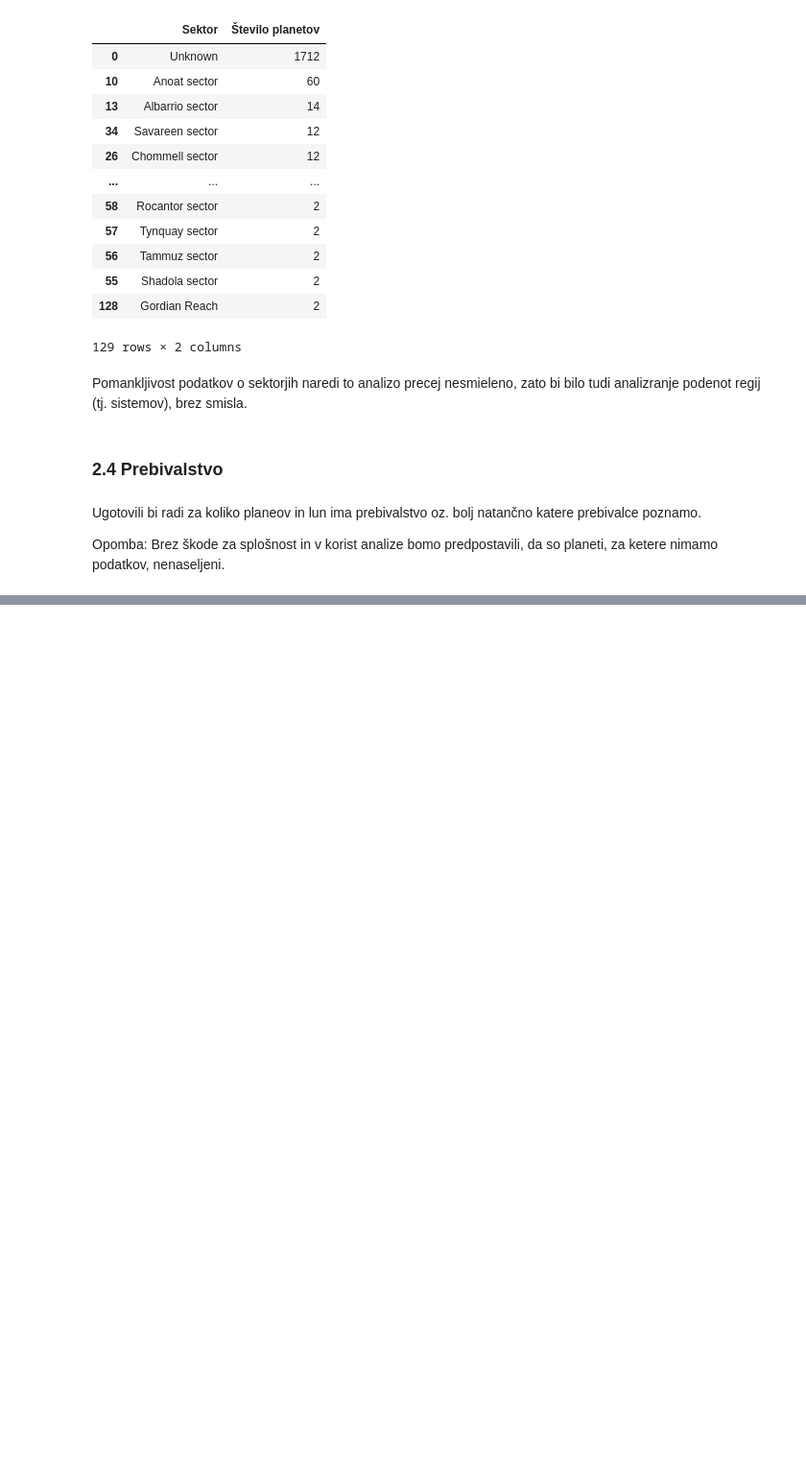
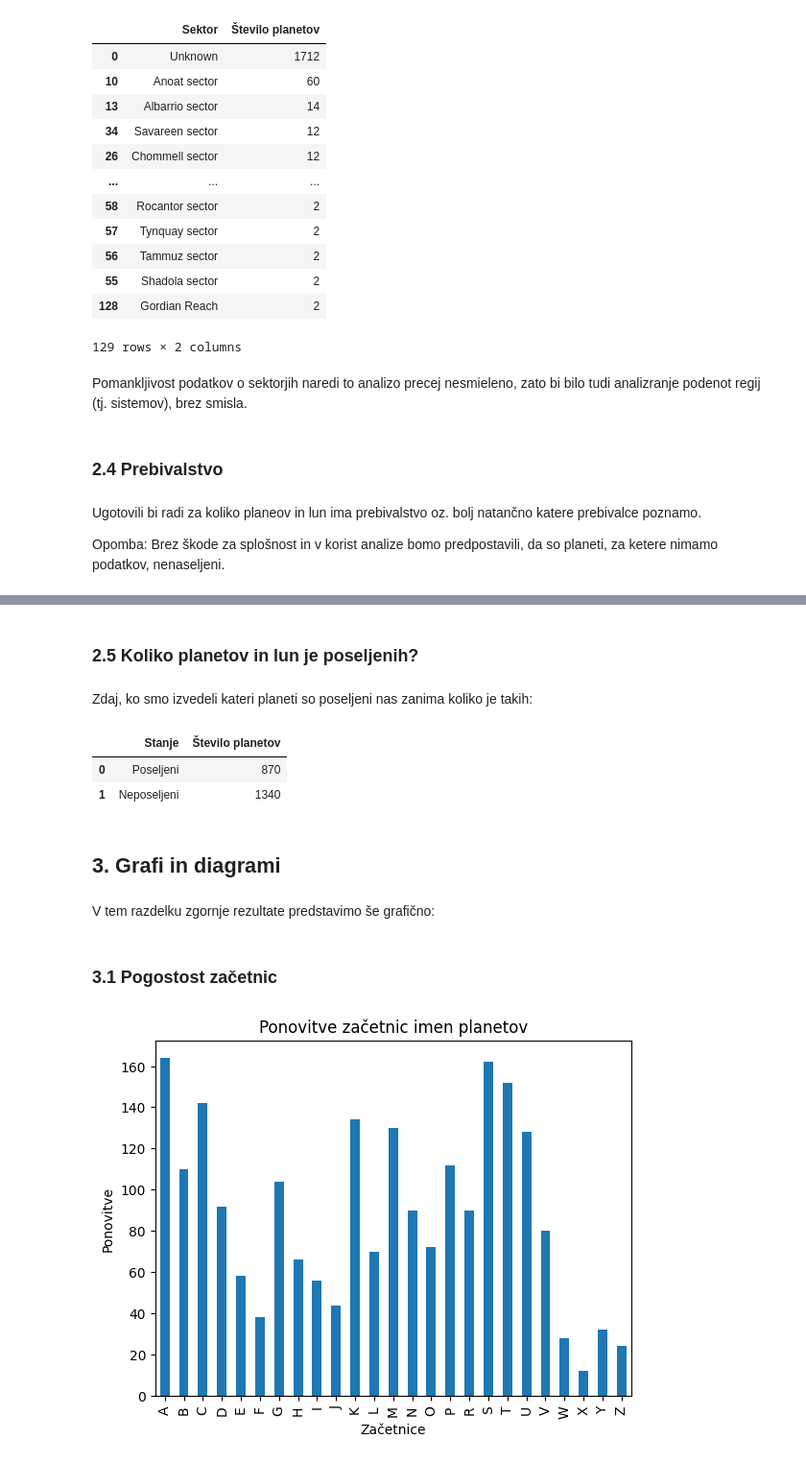
Before and after one commit to oskartezak/ProjektnaNaloga, a Jupyter notebook: Analiza2.ipynb, the cells around one changed output, grey strips where cells are left out. Shown at 96% size. Cells and saved outputs as stored; diff of their text form; code cells hidden in the pictures; blank space fills up the shorter version.

```diff
--- a/Analiza2.ipynb
+++ b/Analiza2.ipynb
@@ -177,0 +201,23 @@ Opomba: Brez škode za splošnost in v korist analize bomo predpostavili, da so
+# %% [markdown]
+### 2.5 Koliko planetov in lun je poseljenih?
+# %% [markdown]
+Zdaj, ko smo izvedeli kateri planeti so poseljeni nas zanima koliko je takih:
+# %%
+# Preštejemo poseljene in neposeljene planete
+stevilo_poseljenih = len(tabela_planetov)
+stevilo_neposeljenih = len(planeti2[planeti2['Prebivalstvo'] == 'Unknown'])
+
+# Ustvarimo tabelo
+tabela_poseljenost = pd.DataFrame({
+    'Stanje': ['Poseljeni', 'Neposeljeni'],
+    'Število planetov': [stevilo_poseljenih, stevilo_neposeljenih]
+})
+
+# Izpišemo tabelo
+tabela_poseljenost
+# %% [output]
+|  | Stanje | Število planetov |
+| 0 | Poseljeni | 870 |
+| 1 | Neposeljeni | 1340 |
+# %% [markdown]
+## 3. Grafi in diagrami
@@ -177,0 +226,12 @@ Opomba: Brez škode za splošnost in v korist analize bomo predpostavili, da so
+# %% [markdown]
+V tem razdelku zgornje rezultate predstavimo še grafično:
+# %% [markdown]
+### 3.1 Pogostost začetnic
+# %%
+zacetnice_pd.plot(kind='bar', legend=False)
+plt.xlabel('Začetnice')
+plt.ylabel('Ponovitve')
+plt.title('Ponovitve začetnic imen planetov')
+plt.show()
+# %% [output]
+[figure, added]
```
Also changed, not shown: parts of 16 cells of this notebook.
